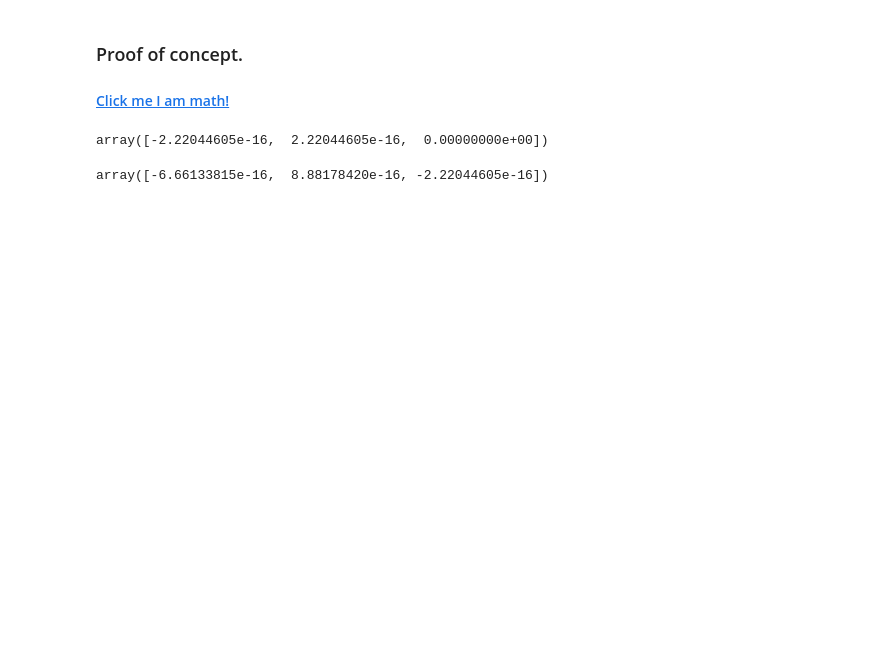
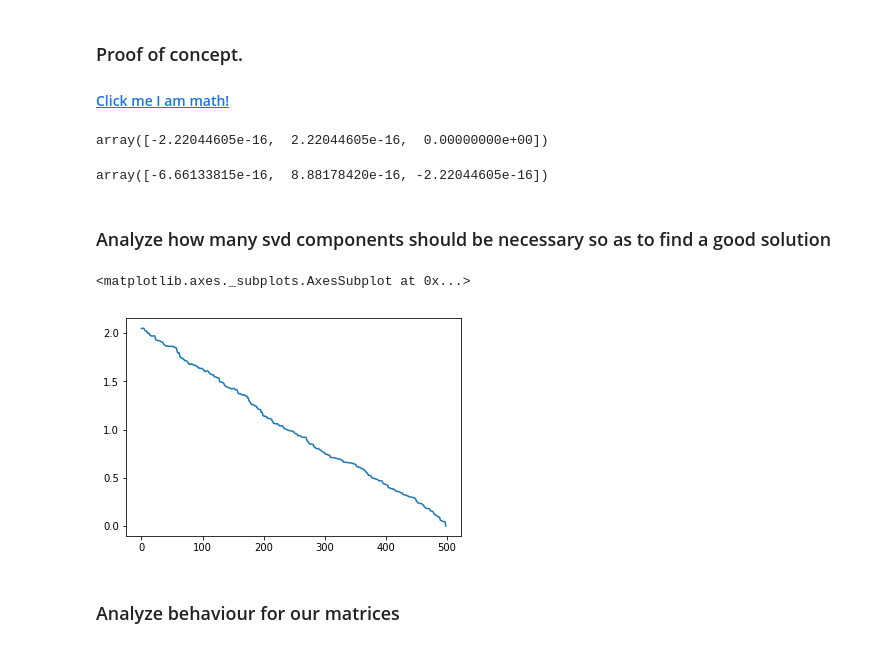
Before and after one commit to CatOfTheCannals/image-reconstruction, a Jupyter notebook: notebooks/svd_least_squares.ipynb, the cells around one changed output. Drawn from its saved outputs; the diff is of its cells as text; code cells hidden in the pictures; blank space fills up the shorter version.

```diff
--- a/notebooks/svd_least_squares.ipynb
+++ b/notebooks/svd_least_squares.ipynb
@@ -55,3 +55,5 @@ residuo = b - np.matmul(A, x)
 np.matmul(A.T, residuo) # multiplicar al resultado por las columnas deberia dar cerca de cero
 # %% [output]
 array([-6.66133815e-16,  8.88178420e-16, -2.22044605e-16])
+# %% [markdown]
+### Analyze how many svd components should be necessary so as to find a good solution
@@ -57,0 +92,19 @@ array([-6.66133815e-16,  8.88178420e-16, -2.22044605e-16])
+# %%
+rows = 1000
+cols = 500
+
+# initialize matrices
+A = np.random.rand(rows,cols)
+b = np.random.rand(rows,1)
+
+u, s, vt = np.linalg.svd(A)
+errors_per_k = [error_per_k(A, u, s, vt, b, k) for k in range(1,cols)]
+
+# since np.random.rand generates numbers between [0,1),
+# this error plot evidences shittyness
+pd.Series(errors_per_k).plot()
+# %% [output]
+<matplotlib.axes._subplots.AxesSubplot at 0x...>
+[figure, added]
+# %% [markdown]
+### Analyze behaviour for our matrices
```
Also changed, not shown: parts of 6 cells of this notebook, 3 other files.
